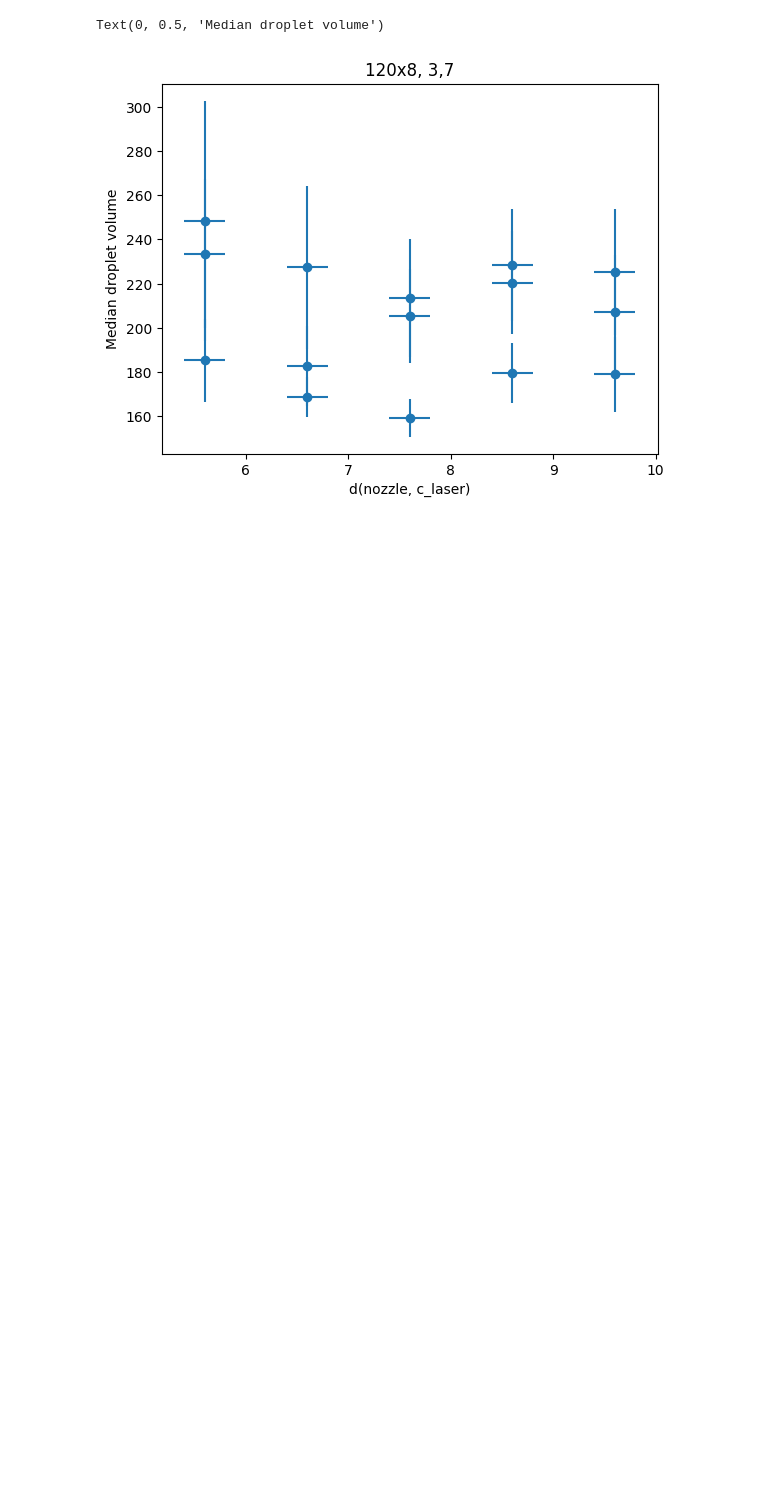
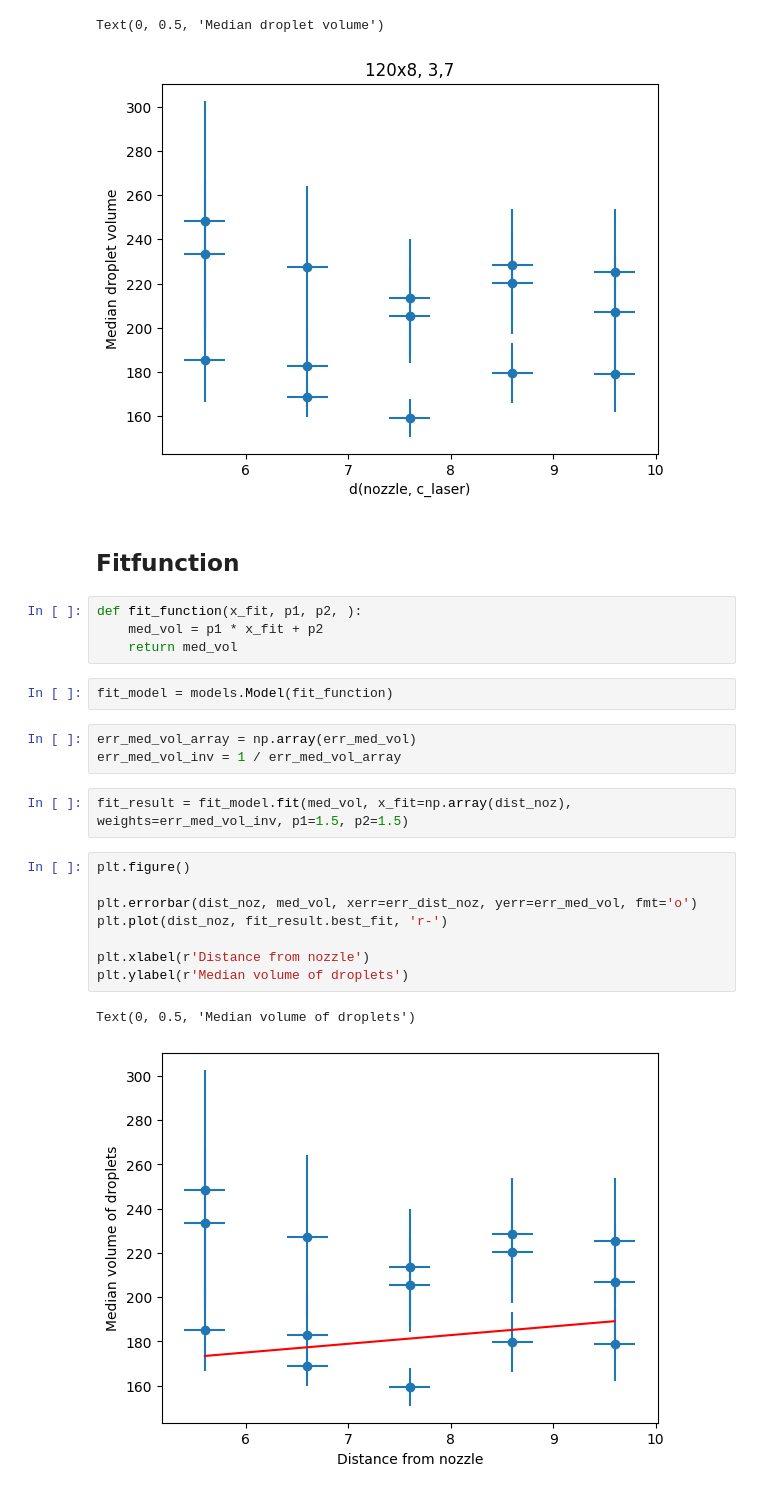
Before and after one commit to Trystan-Git/PNS-group-23--Dynamics-of-coalescence-events-in-spray-clouds, a Jupyter notebook: Data-analysis_day3.ipynb, the cells around one changed output. Drawn from its saved outputs; the diff is of its cells as text; blank space fills up the shorter version.

```diff
--- a/Data-analysis_day3.ipynb
+++ b/Data-analysis_day3.ipynb
@@ -39,3 +39,27 @@ plt.ylabel(r"Median droplet volume")
 # %% [output]
 Text(0, 0.5, 'Median droplet volume')
 [figure]
+# %% [markdown]
+## Fitfunction
+# %%
+def fit_function(x_fit, p1, p2, ):
+    med_vol = p1 * x_fit + p2
+    return med_vol
+# %%
+fit_model = models.Model(fit_function)
+# %%
+err_med_vol_array = np.array(err_med_vol)
+err_med_vol_inv = 1 / err_med_vol_array
+# %%
+fit_result = fit_model.fit(med_vol, x_fit=np.array(dist_noz), weights=err_med_vol_inv, p1=1.5, p2=1.5)
+# %%
+plt.figure()
+
+plt.errorbar(dist_noz, med_vol, xerr=err_dist_noz, yerr=err_med_vol, fmt='o')
+plt.plot(dist_noz, fit_result.best_fit, 'r-')
+
+plt.xlabel(r'Distance from nozzle')
+plt.ylabel(r'Median volume of droplets')
+# %% [output]
+Text(0, 0.5, 'Median volume of droplets')
+[figure, added]
```
Also changed, not shown: parts of 1 cell of this notebook.
